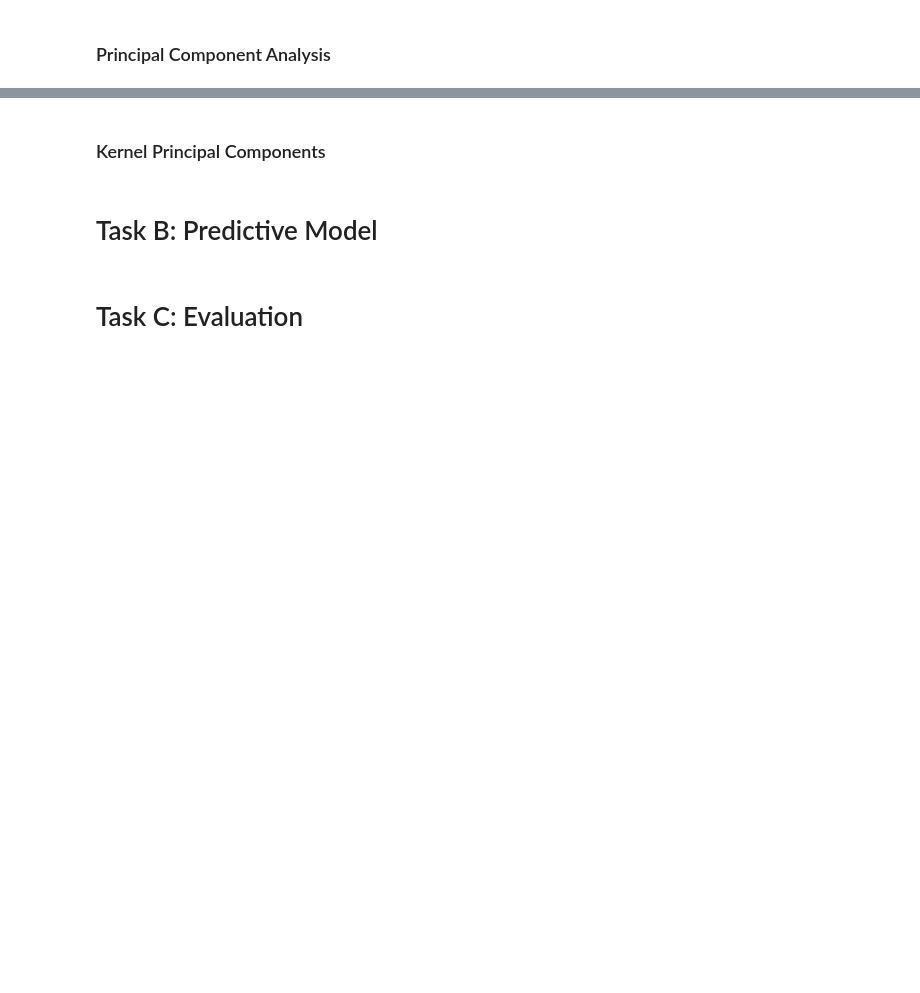
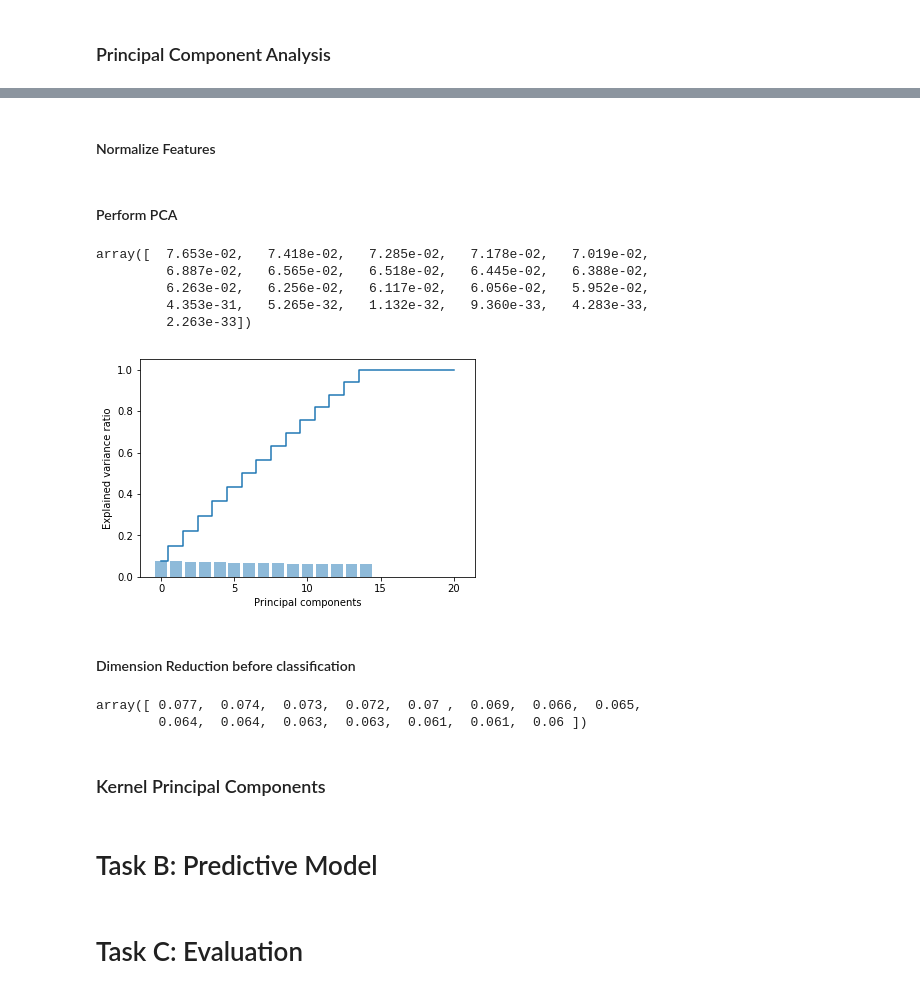
Before and after one commit to franciscommcunha/Data_Mining, a Jupyter notebook: scripts/data_mining.ipynb, the cells around one changed output, grey strips where cells are left out. Drawn from its saved outputs; the diff is of its cells as text; code cells hidden in the pictures; blank space fills up the shorter version.

Commit message:
Rank and PCA done for one dataset

```diff
--- a/scripts/data_mining.ipynb
+++ b/scripts/data_mining.ipynb
@@ -114,0 +90,4 @@ df_car
+# %%
+X_car = dataset_car.drop('class values', 1)
+X_car = pd.get_dummies(X_car)
+X_car
@@ -136,3 +162,55 @@ df_car
+# %%
+from sklearn.model_selection import train_test_split
+
+# Splitting the dataset into the Training set and Test set
+X_car_train, X_car_test, Y_car_train, Y_car_test = train_test_split(X_car, Y_car, test_size=0.3, random_state=0)
+# %% [markdown]
+#### Normalize Features
+# %%
+from sklearn.preprocessing import StandardScaler
+
+sc = StandardScaler()
+X_car_train = sc.fit_transform(X_car_train)
+X_car_test = sc.transform(X_car_test)
+# %% [markdown]
+#### Perform PCA
+# %%
+from sklearn.decomposition import PCA
+
+pca = PCA() # Initialize the PCA class by passing the number of components to the constructor. # empty all features
+# pca = PCA(n_components = 15)
+X_car_train = pca.fit_transform(X_car_train)
+X_car_test = pca.transform(X_car_test) # returns the specified number of principal components.
+pca.explained_variance_ratio_
+# %% [output]
+array([  7.653e-02,   7.418e-02,   7.285e-02,   7.178e-02,   7.019e-02,
+         6.887e-02,   6.565e-02,   6.518e-02,   6.445e-02,   6.388e-02,
+         6.263e-02,   6.256e-02,   6.117e-02,   6.056e-02,   5.952e-02,
+         4.353e-31,   5.265e-32,   1.132e-32,   9.360e-33,   4.283e-33,
+         2.263e-33])
+# %%
+%matplotlib inline
+import matplotlib.pyplot as plt
+
+plt.bar(range(21), pca.explained_variance_ratio_, alpha=0.5, align='center')
+plt.step(range(21), numpy.cumsum(pca.explained_variance_ratio_), where='mid')
+plt.ylabel('Explained variance ratio')
+plt.xlabel('Principal components')
+plt.show()
+
+# Here we can see that increasing the features more or less between 14/15 it tens to get more accuracy nearly to 100%
+# %% [output]
+[figure, added]
+# %% [markdown]
+#### Dimension Reduction before classification
+# %%
+pca = PCA(n_components = 15)
+X_car_train = pca.fit_transform(X_car_train)
+X_car_test = pca.transform(X_car_test) # returns the specified number of principal components.
+pca.explained_variance_ratio_
+# %% [output]
+array([ 0.077,  0.074,  0.073,  0.072,  0.07 ,  0.069,  0.066,  0.065,
+        0.064,  0.064,  0.063,  0.063,  0.061,  0.061,  0.06 ])
 # %% [markdown]
 ### Kernel Principal Components
 # %% [markdown]
```
Also changed, not shown: parts of 8 cells of this notebook.
